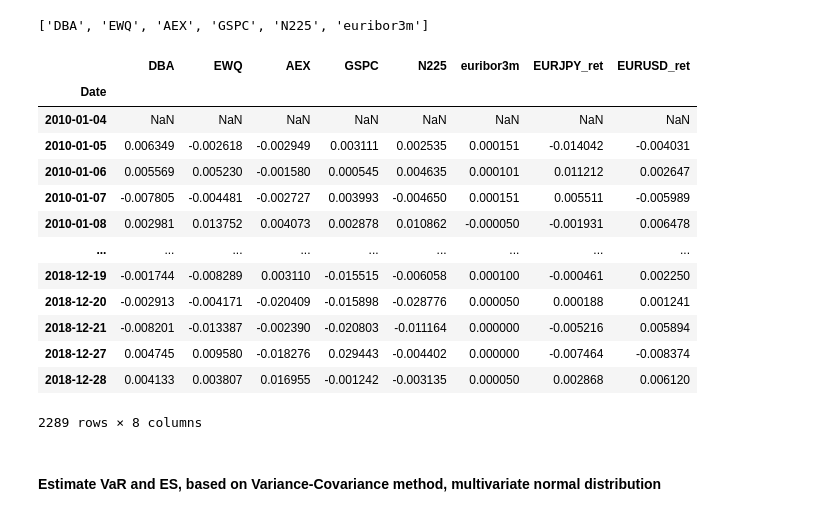
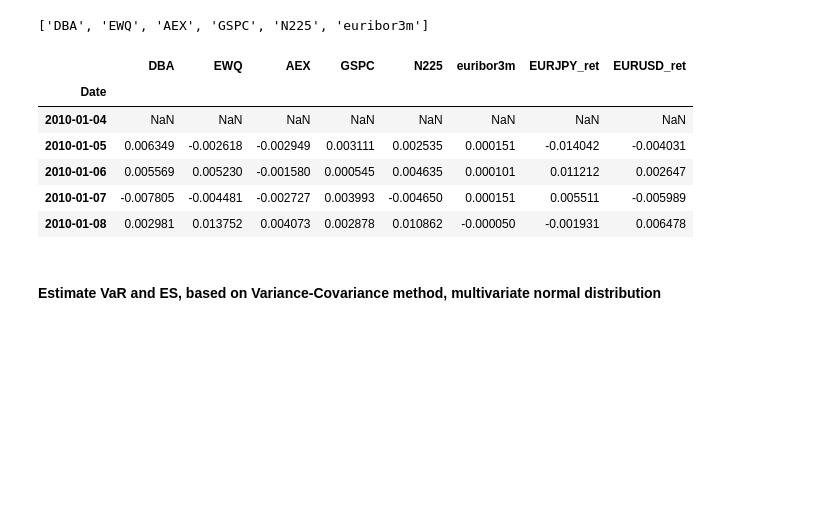
Before and after one commit to danielsteman/QFRM, a Jupyter notebook: QFRM_assignment1.ipynb, the cells around one changed output. Drawn from its saved outputs; the diff is of its cells as text; code cells hidden in the pictures; blank space fills up the shorter version.

```diff
--- a/QFRM_assignment1.ipynb
+++ b/QFRM_assignment1.ipynb
@@ -120,22 +120,15 @@ df_returns_all['euribor3m'] = np.log(df_pf['euribor3m'])- np.log(df_pf['euribor3
 df_returns_all['EURJPY_ret'] = np.log(df_pf['EURJPY=X'])- np.log(df_pf['EURJPY=X'].shift())
 df_returns_all['EURUSD_ret'] = np.log(df_pf['EURUSD=X'])- np.log(df_pf['EURUSD=X'].shift())
 # %%
-df_returns_all
+df_returns_all.head()
 # %% [output]
 |  | DBA | EWQ | AEX | GSPC | N225 | euribor3m | EURJPY_ret | EURUSD_ret |
 | Date |  |  |  |  |  |  |  |  |
 | 2010-01-04 | NaN | NaN | NaN | NaN | NaN | NaN | NaN | NaN |
 | 2010-01-05 | 0.006349 | -0.002618 | -0.002949 | 0.003111 | 0.002535 | 0.000151 | -0.014042 | -0.004031 |
 | 2010-01-06 | 0.005569 | 0.005230 | -0.001580 | 0.000545 | 0.004635 | 0.000101 | 0.011212 | 0.002647 |
 | 2010-01-07 | -0.007805 | -0.004481 | -0.002727 | 0.003993 | -0.004650 | 0.000151 | 0.005511 | -0.005989 |
 | 2010-01-08 | 0.002981 | 0.013752 | 0.004073 | 0.002878 | 0.010862 | -0.000050 | -0.001931 | 0.006478 |
-| ... | ... | ... | ... | ... | ... | ... | ... | ... |
-| 2018-12-19 | -0.001744 | -0.008289 | 0.003110 | -0.015515 | -0.006058 | 0.000100 | -0.000461 | 0.002250 |
-| 2018-12-20 | -0.002913 | -0.004171 | -0.020409 | -0.015898 | -0.028776 | 0.000050 | 0.000188 | 0.001241 |
-| 2018-12-21 | -0.008201 | -0.013387 | -0.002390 | -0.020803 | -0.011164 | 0.000000 | -0.005216 | 0.005894 |
-| 2018-12-27 | 0.004745 | 0.009580 | -0.018276 | 0.029443 | -0.004402 | 0.000000 | -0.007464 | -0.008374 |
-| 2018-12-28 | 0.004133 | 0.003807 | 0.016955 | -0.001242 | -0.003135 | 0.000050 | 0.002868 | 0.006120 |
-2289 rows × 8 columns
 # %%
 # select the estimation period
 df_returns = df_returns_all[instrument_names][:]
```
Also changed, not shown: parts of 19 cells of this notebook.
